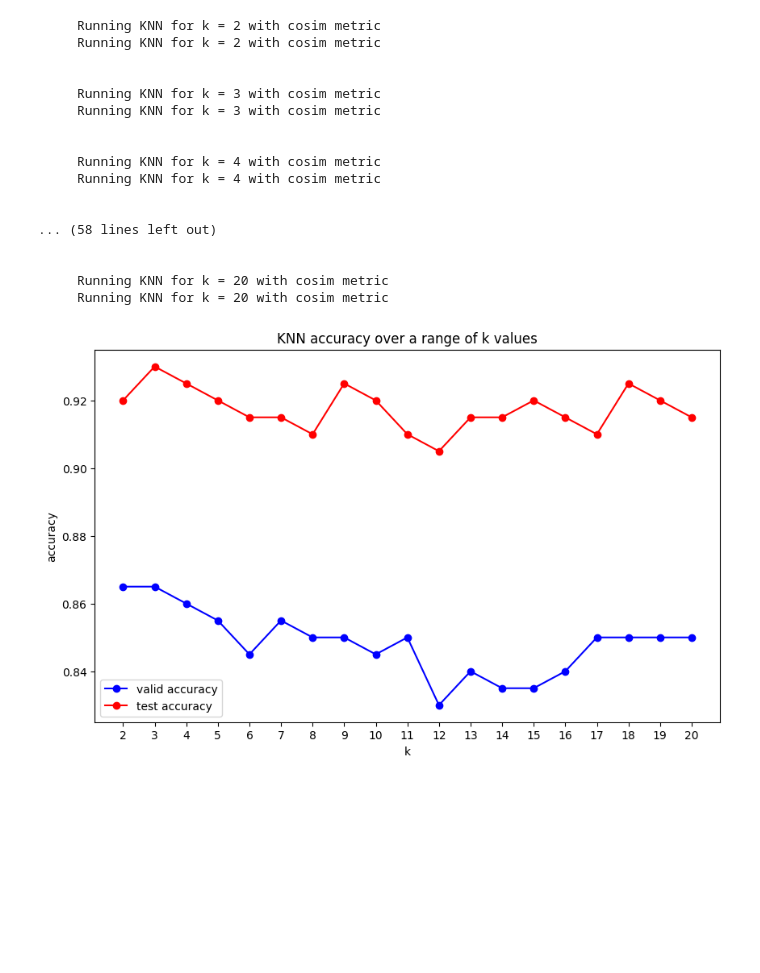
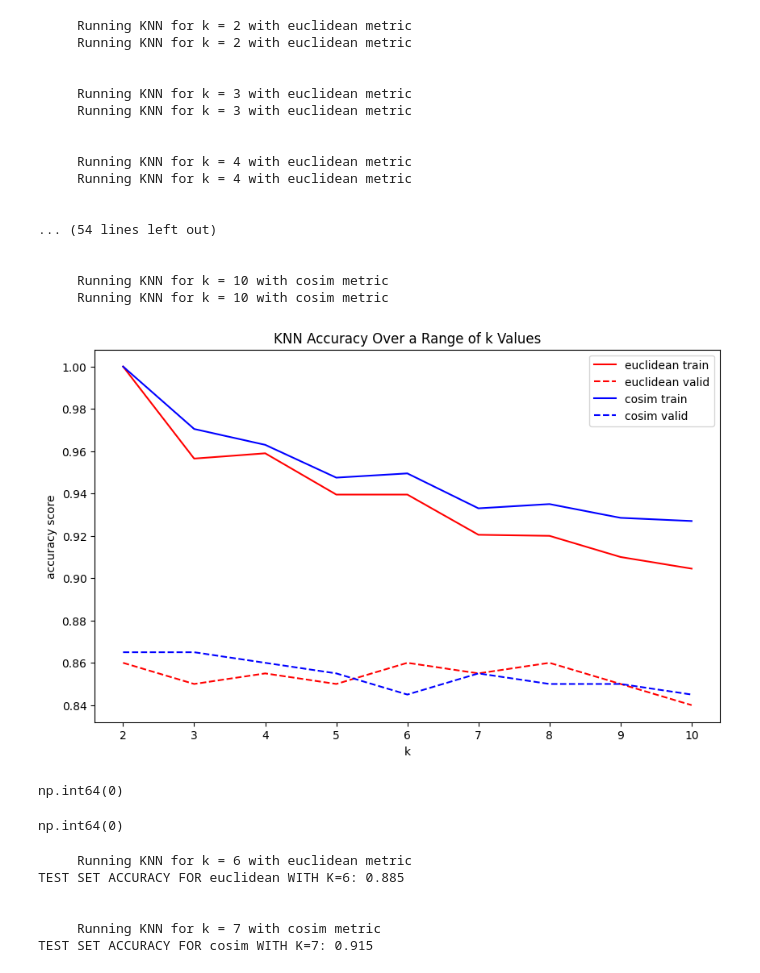
Before and after one commit to Pmcslarrow/hw_2_ml, a Jupyter notebook: plots.ipynb, the cells around one changed output. Drawn from its saved outputs; the diff is of its cells as text; code cells hidden in the pictures; blank space fills up the shorter version.

```diff
--- a/plots.ipynb
+++ b/plots.ipynb
@@ -10,51 +12,76 @@ inplace_min_max_scaling(train_data)
 inplace_min_max_scaling(test_data)
 inplace_min_max_scaling(valid_data)
 
-# metric = 'euclidean'
-metric = 'cosim'
+metrics = ['euclidean', 'cosim']
 
-k_range = list(range(2, 21))
-valid_accs = []
-test_accs = []
+k_range = list(range(2, 11))
+valid_accs = {metric: [] for metric in metrics}
+train_accs = {metric: [] for metric in metrics}
 
-for k in k_range:
-    print()
-    valid_accs.append(accuracy(*knn(train_data, valid_data, metric, k=k)))
-    test_accs.append(accuracy(*knn(train_data, test_data, metric, k=k)))
-    print()
+for metric in metrics:
+    for k in k_range:
+        print()
+        valid_accs[metric].append(accuracy(*knn(train_data, valid_data, metric, k=k)))
+        train_accs[metric].append(accuracy(*knn(train_data, train_data, metric, k=k)))
+        print()
 # %% [output]
-     Running KNN for k = 2 with cosim metric
-     Running KNN for k = 2 with cosim metric
+     Running KNN for k = 2 with euclidean metric
+     Running KNN for k = 2 with euclidean metric
 
 
-     Running KNN for k = 3 with cosim metric
-     Running KNN for k = 3 with cosim metric
+     Running KNN for k = 3 with euclidean metric
+     Running KNN for k = 3 with euclidean metric
 
 
-     Running KNN for k = 4 with cosim metric
-     Running KNN for k = 4 with cosim metric
+     Running KNN for k = 4 with euclidean metric
+     Running KNN for k = 4 with euclidean metric
 
 
-... (58 lines left out)
+... (54 lines left out)
 
 
-     Running KNN for k = 20 with cosim metric
-     Running KNN for k = 20 with cosim metric
+     Running KNN for k = 10 with cosim metric
+     Running KNN for k = 10 with cosim metric
 # %%
+colors = ['red', 'blue']
+
 plt.figure(figsize=(10, 6))
 
-plt.plot(k_range, valid_accs, label="valid accuracy", color="blue", marker="o", linestyle="-")
+for idx, metric in enumerate(metrics):
+    plt.plot(k_range, train_accs[metric], label=f"{metric} train", color=colors[idx], linestyle="-")
 
-plt.plot(k_range, test_accs, label="test accuracy", color="red", marker="o", linestyle="-")
+    plt.plot(k_range, valid_accs[metric], label=f"{metric} valid", color=colors[idx], linestyle="--")
 
-plt.xticks(k_range)
+    plt.xticks(k_range)
 
-plt.title('KNN accuracy over a range of k values')
-plt.xlabel('k')
-plt.ylabel('accuracy')
+    plt.title('KNN Accuracy Over a Range of k Values')
+    plt.xlabel('k')
+    plt.ylabel('accuracy score')
 
-plt.legend()
+    plt.legend()
 
 plt.show()
 # %% [output]
-[figure, old version]
+[figure, new version]
+# %%
+np.argmax(valid_accs['euclidean'])
+# %% [output]
+np.int64(0)
+# %%
+np.argmax(valid_accs['cosim'])
+# %% [output]
+np.int64(0)
+# %%
+best_k = {'euclidean': 6, 'cosim': 7}
+
+for metric in metrics:
+    print()
+    print(f'TEST SET ACCURACY FOR {metric} WITH K={best_k[metric]}:', accuracy(*knn(train_data, test_data, metric, k=best_k[metric])))
+    print()
+# %% [output]
+     Running KNN for k = 6 with euclidean metric
+TEST SET ACCURACY FOR euclidean WITH K=6: 0.885
+
+
+     Running KNN for k = 7 with cosim metric
+TEST SET ACCURACY FOR cosim WITH K=7: 0.915
```
Also changed, not shown: parts of 1 cell of this notebook.
